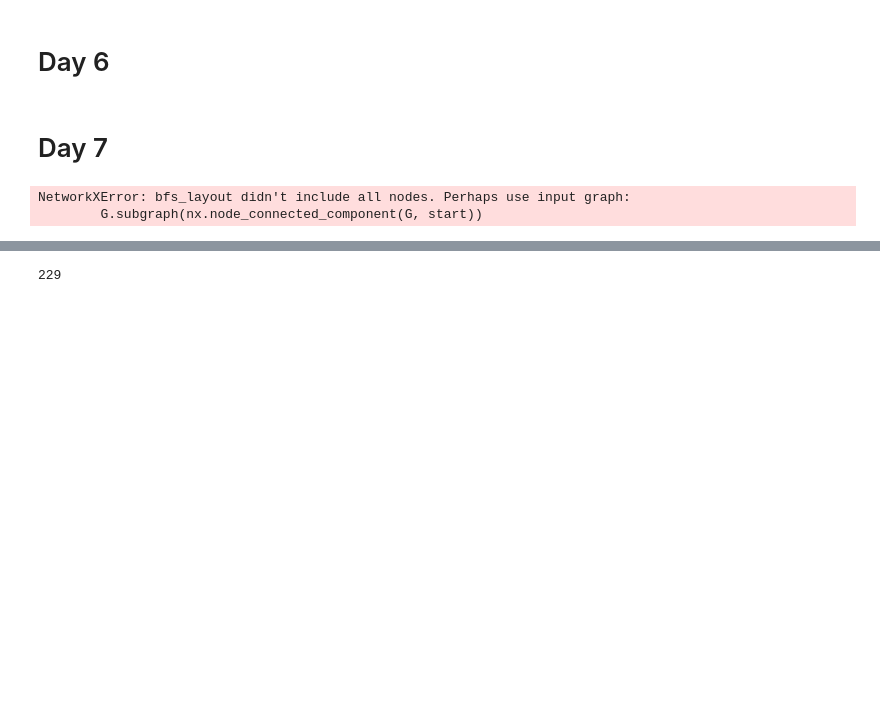
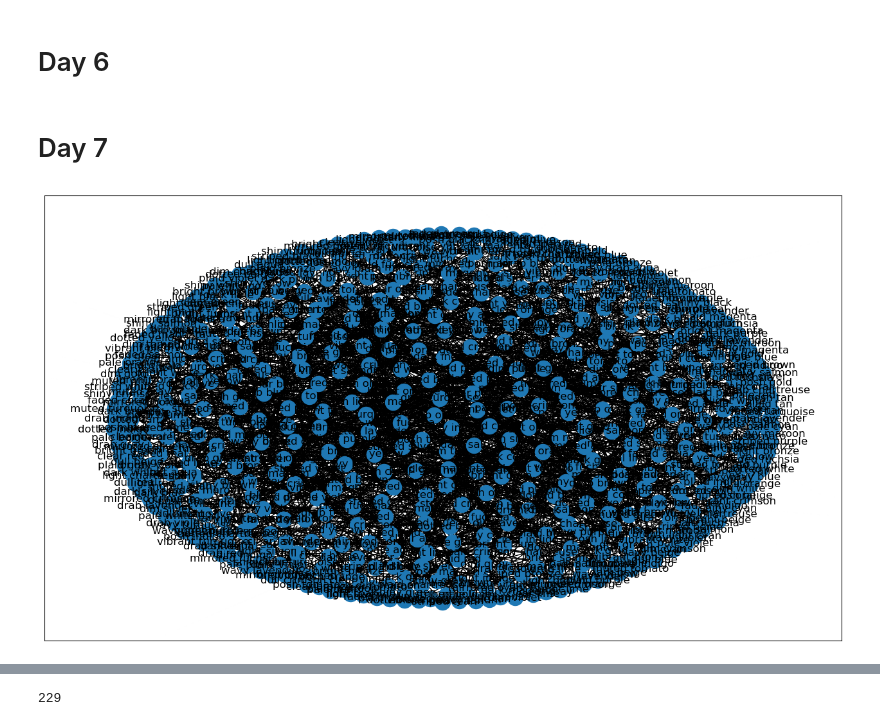
Before and after one commit to kruzaavn/aoc, a Jupyter notebook: 2020.ipynb, the cells around one changed output, grey strips where cells are left out. Drawn from its saved outputs; the diff is of its cells as text; code cells hidden in the pictures; blank space fills up the shorter version.

```diff
--- a/2020.ipynb
+++ b/2020.ipynb
@@ -396,8 +396,6 @@ def construct_rule_network(rules):
     graph = nx.DiGraph()
 
     for rule in rules:
-
-        color, contents = rule.replace('.', '').split(' bags contain ')
 
         color = re.findall('^(.*?)\sbags?', rule)
 
@@ -412,10 +410,9 @@ def construct_rule_network(rules):
 # %%
 graph = construct_rule_network(data)
 # %%
-pos = nx.bfs_layout(graph, 'vibrant bronze')
+pos = nx.arf_layout(graph)
 
 fig, ax = plt.subplots(figsize=(16,9))
 nx.draw_networkx(graph, pos, ax=ax)
 # %% [output]
-NetworkXError: bfs_layout didn't include all nodes. Perhaps use input graph:
-        G.subgraph(nx.node_connected_component(G, start))
+[figure, added]
```
Also changed, not shown: parts of 5 cells of this notebook.
